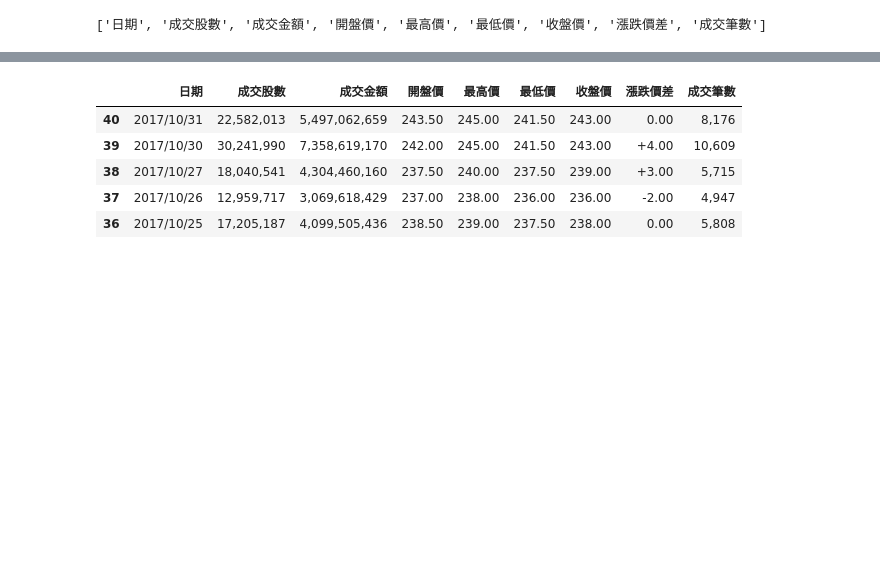
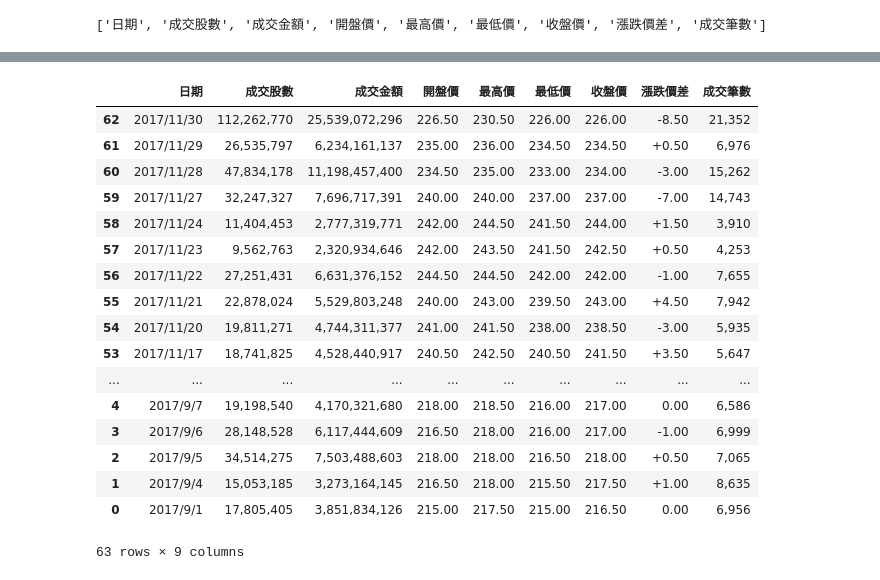
Before and after one commit to isaac60103/crawl_course, a Jupyter notebook: project/part1/twse_csv1_demo.ipynb, the cells around one changed output, grey strips where cells are left out. Saved outputs shown, nothing was run; the diff lists cells and outputs as text; code cells hidden in the pictures; blank space fills up the shorter version.

```diff
--- a/project/part1/twse_csv1_demo.ipynb
+++ b/project/part1/twse_csv1_demo.ipynb
@@ -71,11 +75,23 @@ conn = sql.connect("../data/twse.db")
 #將Dataframe資料寫入sql檔中的'demo1'表中，無該資料表則會自動建立
 df.to_sql("demo1", conn, if_exists="replace", index=False)
 # %%
-pd.read_sql_query("select * from demo1;", conn).sort_index(ascending=False).head()
+pd.read_sql_query("select * from demo1;", conn).sort_index(ascending=False)
 # %% [output]
 |  | 日期 | 成交股數 | 成交金額 | 開盤價 | 最高價 | 最低價 | 收盤價 | 漲跌價差 | 成交筆數 |
-| 40 | 2017/10/31 | 22,582,013 | 5,497,062,659 | 243.50 | 245.00 | 241.50 | 243.00 | 0.00 | 8,176 |
-| 39 | 2017/10/30 | 30,241,990 | 7,358,619,170 | 242.00 | 245.00 | 241.50 | 243.00 | +4.00 | 10,609 |
-| 38 | 2017/10/27 | 18,040,541 | 4,304,460,160 | 237.50 | 240.00 | 237.50 | 239.00 | +3.00 | 5,715 |
-| 37 | 2017/10/26 | 12,959,717 | 3,069,618,429 | 237.00 | 238.00 | 236.00 | 236.00 | -2.00 | 4,947 |
-| 36 | 2017/10/25 | 17,205,187 | 4,099,505,436 | 238.50 | 239.00 | 237.50 | 238.00 | 0.00 | 5,808 |
+| 62 | 2017/11/30 | 112,262,770 | 25,539,072,296 | 226.50 | 230.50 | 226.00 | 226.00 | -8.50 | 21,352 |
+| 61 | 2017/11/29 | 26,535,797 | 6,234,161,137 | 235.00 | 236.00 | 234.50 | 234.50 | +0.50 | 6,976 |
+| 60 | 2017/11/28 | 47,834,178 | 11,198,457,400 | 234.50 | 235.00 | 233.00 | 234.00 | -3.00 | 15,262 |
+| 59 | 2017/11/27 | 32,247,327 | 7,696,717,391 | 240.00 | 240.00 | 237.00 | 237.00 | -7.00 | 14,743 |
+| 58 | 2017/11/24 | 11,404,453 | 2,777,319,771 | 242.00 | 244.50 | 241.50 | 244.00 | +1.50 | 3,910 |
+| 57 | 2017/11/23 | 9,562,763 | 2,320,934,646 | 242.00 | 243.50 | 241.50 | 242.50 | +0.50 | 4,253 |
+| 56 | 2017/11/22 | 27,251,431 | 6,631,376,152 | 244.50 | 244.50 | 242.00 | 242.00 | -1.00 | 7,655 |
+| 55 | 2017/11/21 | 22,878,024 | 5,529,803,248 | 240.00 | 243.00 | 239.50 | 243.00 | +4.50 | 7,942 |
+| 54 | 2017/11/20 | 19,811,271 | 4,744,311,377 | 241.00 | 241.50 | 238.00 | 238.50 | -3.00 | 5,935 |
+| 53 | 2017/11/17 | 18,741,825 | 4,528,440,917 | 240.50 | 242.50 | 240.50 | 241.50 | +3.50 | 5,647 |
+| ... | ... | ... | ... | ... | ... | ... | ... | ... | ... |
+| 4 | 2017/9/7 | 19,198,540 | 4,170,321,680 | 218.00 | 218.50 | 216.00 | 217.00 | 0.00 | 6,586 |
+| 3 | 2017/9/6 | 28,148,528 | 6,117,444,609 | 216.50 | 218.00 | 216.00 | 217.00 | -1.00 | 6,999 |
+| 2 | 2017/9/5 | 34,514,275 | 7,503,488,603 | 218.00 | 218.00 | 216.50 | 218.00 | +0.50 | 7,065 |
+| 1 | 2017/9/4 | 15,053,185 | 3,273,164,145 | 216.50 | 218.00 | 215.50 | 217.50 | +1.00 | 8,635 |
+| 0 | 2017/9/1 | 17,805,405 | 3,851,834,126 | 215.00 | 217.50 | 215.00 | 216.50 | 0.00 | 6,956 |
+63 rows × 9 columns
```
Also changed, not shown: parts of 4 cells of this notebook, 12 other files.
